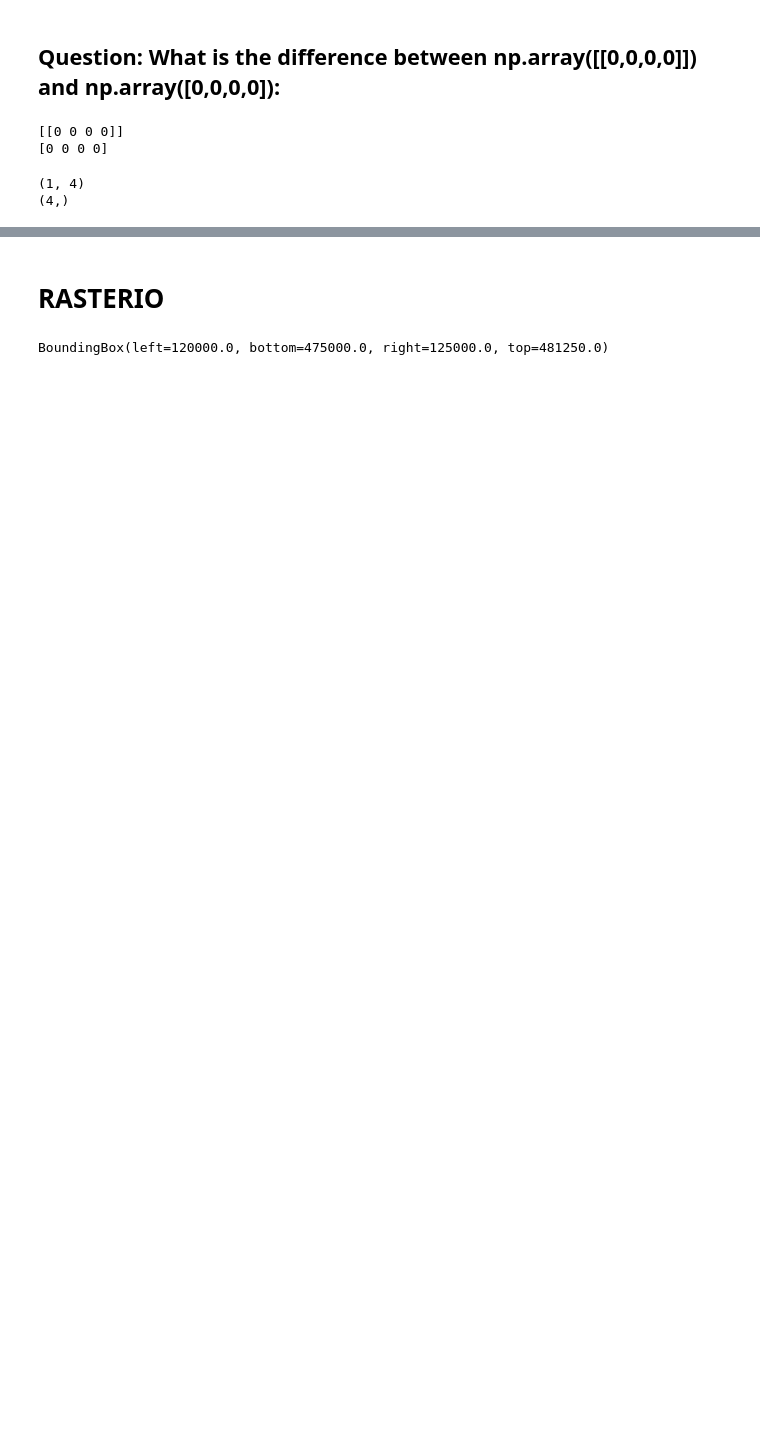
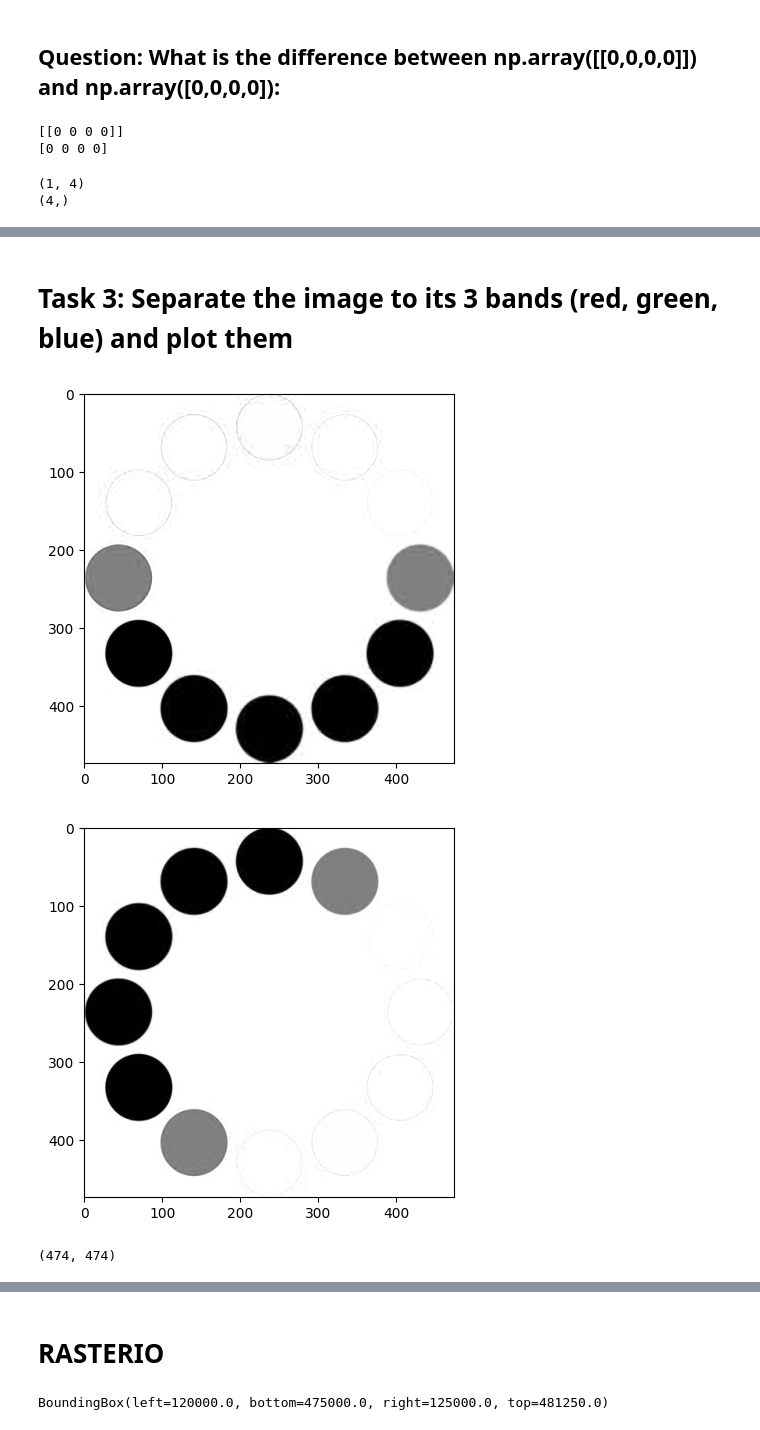
Before and after one commit to GinaStavropoulou/geogeek-workshop, a Jupyter notebook: notebooks/Exercise1.ipynb, the cells around one changed output, grey strips where cells are left out. Saved outputs shown, nothing was run; the diff lists cells and outputs as text; code cells hidden in the pictures; blank space fills up the shorter version.

```diff
--- a/notebooks/Exercise1.ipynb
+++ b/notebooks/Exercise1.ipynb
@@ -199,0 +198,16 @@ Successfully installed imageio-2.31.6 lazy_loader-0.3 pillow-10.0.1 scikit-image
+# %% [markdown]
+# Task 3: Separate the image to its 3 bands (red, green, blue) and plot them
+# %%
+red = im[:,:,0]
+green = im[:,:,1]
+blue = im[:,:,2]
+plt.imshow(red, cmap='gray')
+plt.show()
+plt.imshow(green, cmap='gray')
+plt.show()
+plt.imshow(blue, cmap='gray')
+red.shape
+# %% [output]
+[figure, added]
+[figure, added]
+(474, 474)
```
Also changed, not shown: parts of 17 cells of this notebook, 1 other file.
